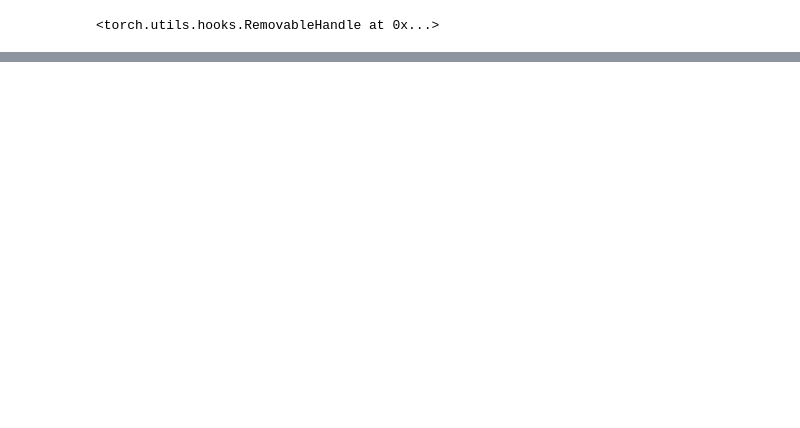
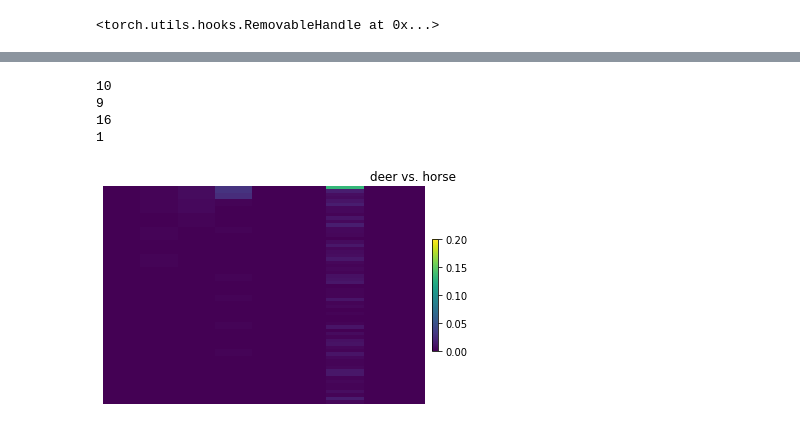
Before and after one commit to cstandy/dy-cnns, a Jupyter notebook: channel_gating/resnet-cifar10_wei-kai_CG.ipynb, the cells around one changed output, grey strips where cells are left out. Cells and saved outputs as stored; diff of their text form; code cells hidden in the pictures; blank space fills up the shorter version.

```diff
--- a/channel_gating/resnet-cifar10_wei-kai_CG.ipynb
+++ b/channel_gating/resnet-cifar10_wei-kai_CG.ipynb
@@ -720,0 +916,42 @@ plt.legend()
+# %%
+print(len(plot_2d_list))
+print(len(plot_2d_list[0]))
+print(len(plot_2d_list[0][0]))
+print(len(plot_2d_list[0][0][0]))
+# %% [output]
+10
+9
+16
+1
+# %%
+cls_1 = 'deer'
+cls_2 = 'horse'
+
+org_1 = plot_2d_list[lbl_dict[cls_1]]
+org_2 = plot_2d_list[lbl_dict[cls_2]]
+diff = []
+
+for i in range(len(org_1)):
+    diff_l1 = []
+    for j in range(len(org_1[i])):
+        diff_l2 = []
+        for k in range(len(org_1[i][j])):
+            # print(abs(org_1[i][j][k] - org_2[i][j][k]))
+            # diff[i][j][k] = abs(org_1[i][j][k] - org_2[i][j][k])
+            diff_l2.append(abs(org_1[i][j][k] - org_2[i][j][k]))
+        diff_l1.append(diff_l2)
+    diff.append(diff_l1)
+
+ax = [None] * 9
+
+fig, ax = plt.subplots(ncols=len(ax))
+fig.subplots_adjust(wspace=0)
+for m in range(len(ax)):
+    sns.heatmap(diff[m], cmap='viridis', ax=ax[m], cbar=False, xticklabels=False, yticklabels=False, vmin=0, vmax=0.2)
+fig.colorbar(ax[8].collections[0], ax=ax[8], location='right', use_gridspec=False, pad=0.2)
+
+plt.title(cls_1 + ' vs. ' + cls_2)
+
+plt.show()
+# %% [output]
+[figure, added]
```
Also changed, not shown: parts of 21 cells of this notebook, 32 other files.
